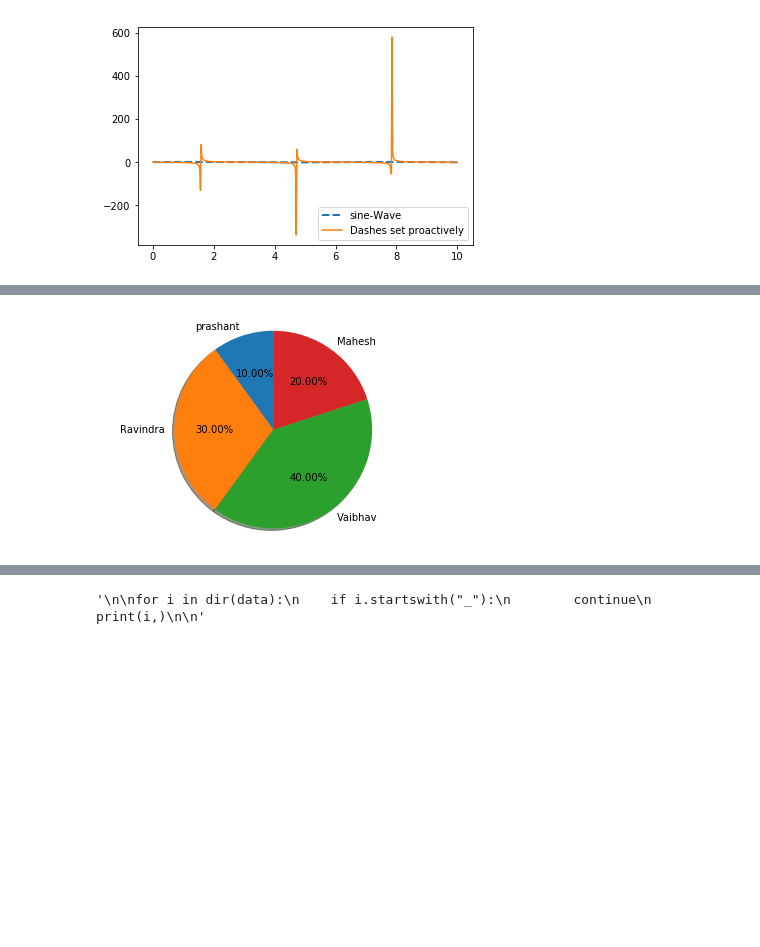
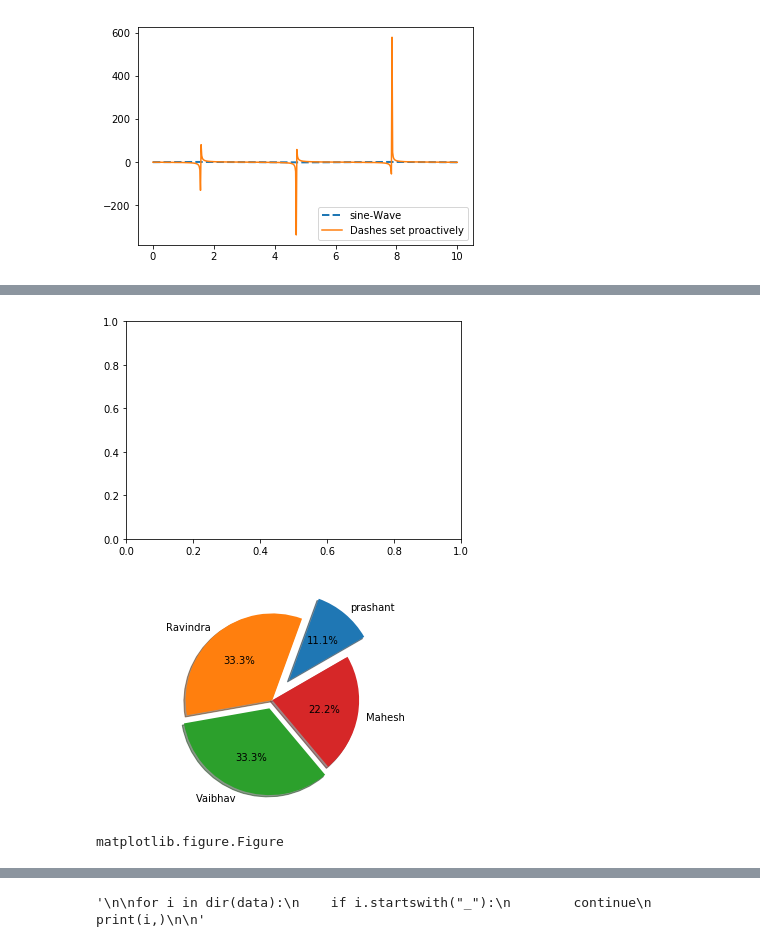
Before and after one commit to AarmonTech/PythonBasic2019, a Jupyter notebook: MatplotLib/Basic MatplotLib.ipynb, the cells around one changed output, grey strips where cells are left out. Cells and saved outputs as stored; diff of their text form; code cells hidden in the pictures; blank space fills up the shorter version.

```diff
--- a/MatplotLib/Basic MatplotLib.ipynb
+++ b/MatplotLib/Basic MatplotLib.ipynb
@@ -23,16 +36,19 @@ plt.show()
 # %%
-labels = 'prashant', 'Ravindra', 'Vaibhav', 'Mahesh'
-sizes = [10, 30, 40, 20]
+l = 'prashant', 'Ravindra', 'Vaibhav', 'Mahesh'
+sizes = [10, 30, 30, 20]
 
-fig1, ax = plt.subplots()
+_, ax = plt.subplots()
 
-ax.pie(sizes, labels=labels, autopct='%1.2f%%',
-        shadow=True, startangle=90)
+ax.pie(sizes, labels=l, autopct='%1.1f%%',
+        shadow=True, startangle=30, explode = [.3,0,.1,0])
 ax.axis('equal')
 
+
 plt.show()
 # %% [output]
-[figure, old version]
+[figure, new version]
+[figure, added]
+matplotlib.figure.Figure
 # %%
 import pandas as pd
 import numpy as np
```
Also changed, not shown: parts of 7 cells of this notebook, 10 other files.
